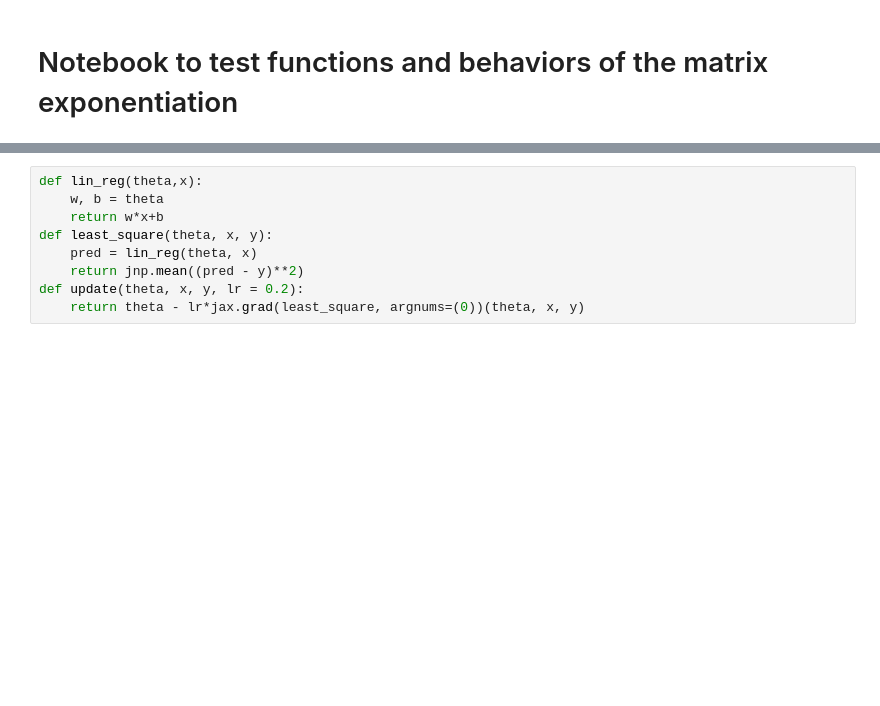
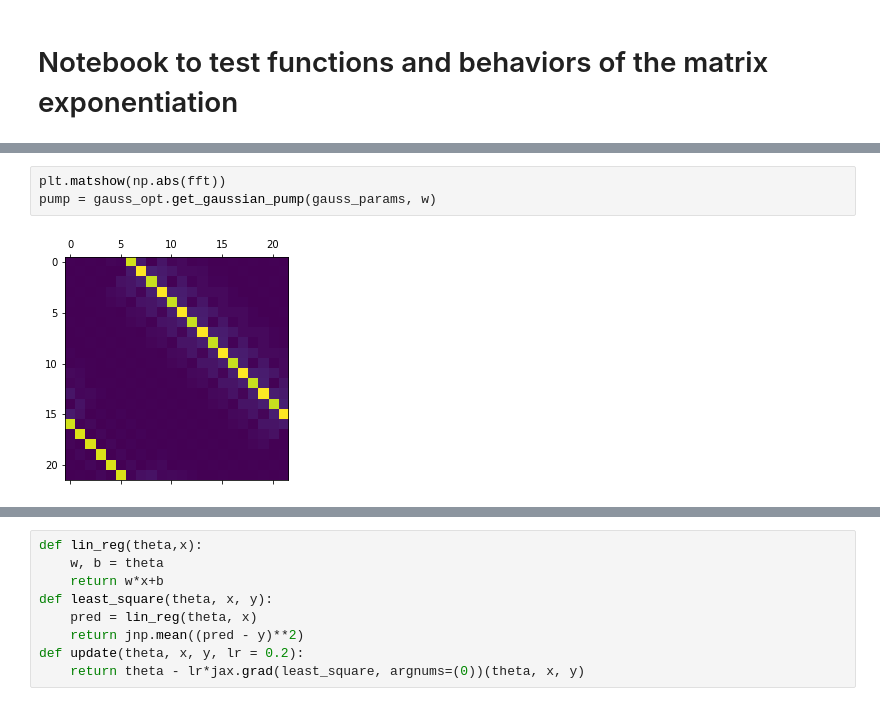
Before and after one commit to polyquantique/optimal_pumps, a Jupyter notebook: test_func.ipynb, the cells around one changed output, grey strips where cells are left out. Drawn from its saved outputs; the diff is of its cells as text; blank space fills up the shorter version.

```diff
--- a/test_func.ipynb
+++ b/test_func.ipynb
@@ -10,0 +36,5 @@ import get_initialization_cond as init
+# %%
+plt.matshow(np.abs(fft))
+pump = gauss_opt.get_gaussian_pump(gauss_params, w)
+# %% [output]
+[figure, added]
```
Also changed, not shown: parts of 5 cells of this notebook, 3 other files.
